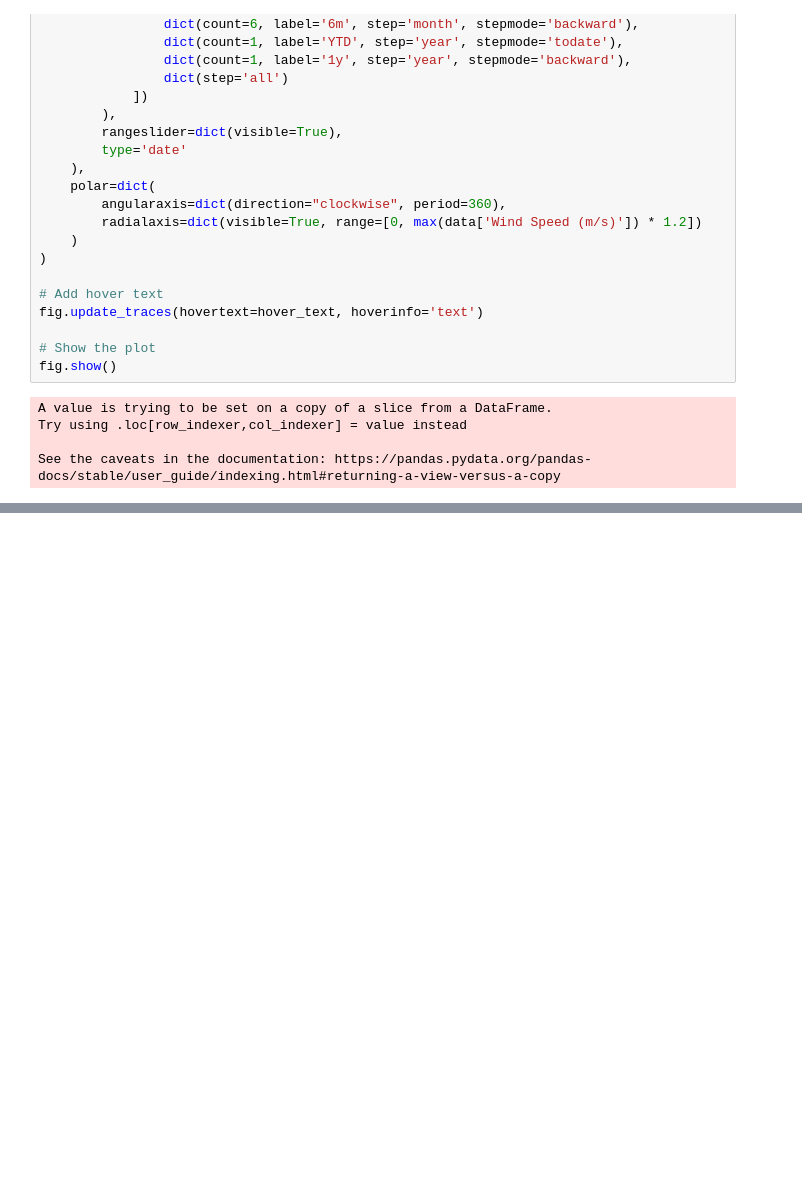
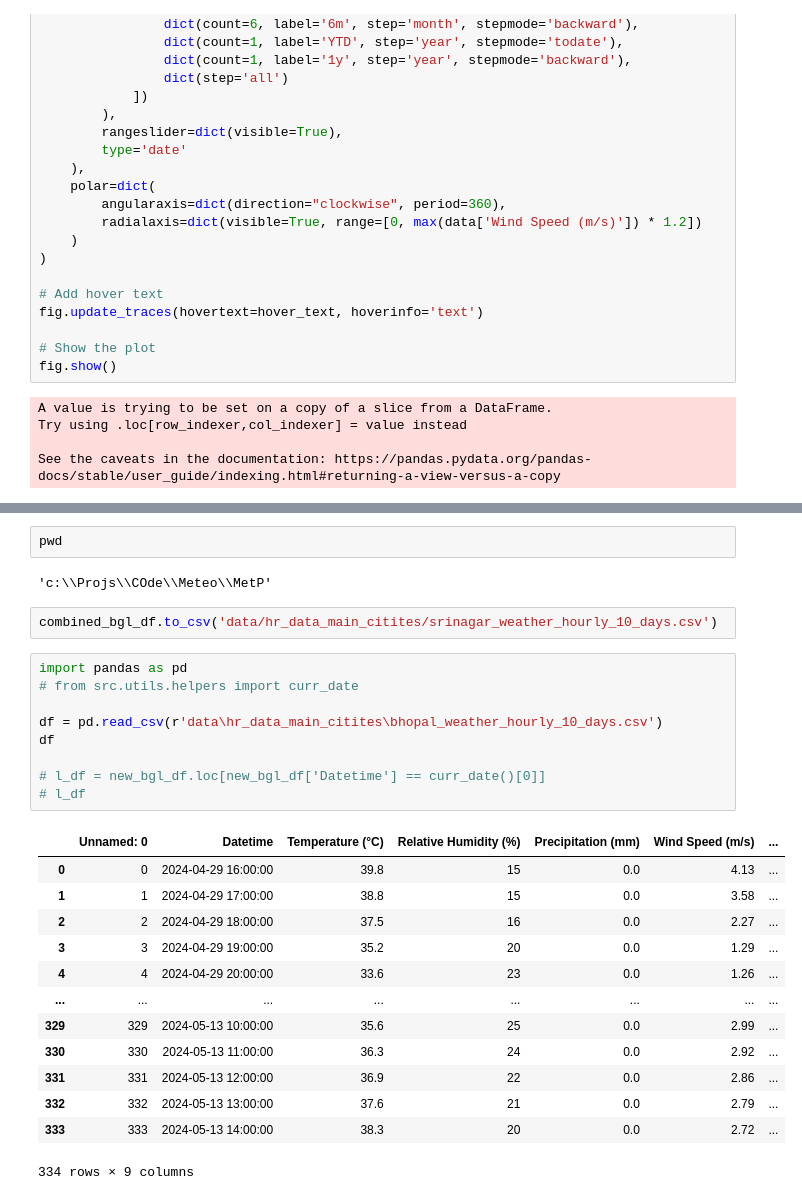
Before and after one commit to Rishit605/MetP, a Jupyter notebook: ETL.ipynb, the cells around one changed output, grey strips where cells are left out. Drawn from its saved outputs; the diff is of its cells as text; blank space fills up the shorter version.

```diff
--- a/ETL.ipynb
+++ b/ETL.ipynb
@@ -1780,0 +1450,29 @@ See the caveats in the documentation: https://pandas.pydata.org/pandas-docs/stab
+# %%
+pwd
+# %% [output]
+'c:\\Projs\\COde\\Meteo\\MetP'
+# %%
+combined_bgl_df.to_csv('data/hr_data_main_citites/srinagar_weather_hourly_10_days.csv')
+# %%
+import pandas as pd
+# from src.utils.helpers import curr_date
+
+df = pd.read_csv(r'data\hr_data_main_citites\bhopal_weather_hourly_10_days.csv')
+df
+
+# l_df = new_bgl_df.loc[new_bgl_df['Datetime'] == curr_date()[0]]
+# l_df
+# %% [output]
+|  | Unnamed: 0 | Datetime | Temperature (°C) | Relative Humidity (%) | Precipitation (mm) | Wind Speed (m/s) | ... |
+| 0 | 0 | 2024-04-29 16:00:00 | 39.8 | 15 | 0.0 | 4.13 | ... |
+| 1 | 1 | 2024-04-29 17:00:00 | 38.8 | 15 | 0.0 | 3.58 | ... |
+| 2 | 2 | 2024-04-29 18:00:00 | 37.5 | 16 | 0.0 | 2.27 | ... |
+| 3 | 3 | 2024-04-29 19:00:00 | 35.2 | 20 | 0.0 | 1.29 | ... |
+| 4 | 4 | 2024-04-29 20:00:00 | 33.6 | 23 | 0.0 | 1.26 | ... |
+| ... | ... | ... | ... | ... | ... | ... | ... |
+| 329 | 329 | 2024-05-13 10:00:00 | 35.6 | 25 | 0.0 | 2.99 | ... |
+| 330 | 330 | 2024-05-13 11:00:00 | 36.3 | 24 | 0.0 | 2.92 | ... |
+| 331 | 331 | 2024-05-13 12:00:00 | 36.9 | 22 | 0.0 | 2.86 | ... |
+| 332 | 332 | 2024-05-13 13:00:00 | 37.6 | 21 | 0.0 | 2.79 | ... |
+| 333 | 333 | 2024-05-13 14:00:00 | 38.3 | 20 | 0.0 | 2.72 | ... |
+334 rows × 9 columns
```
Also changed, not shown: parts of 24 cells of this notebook.
